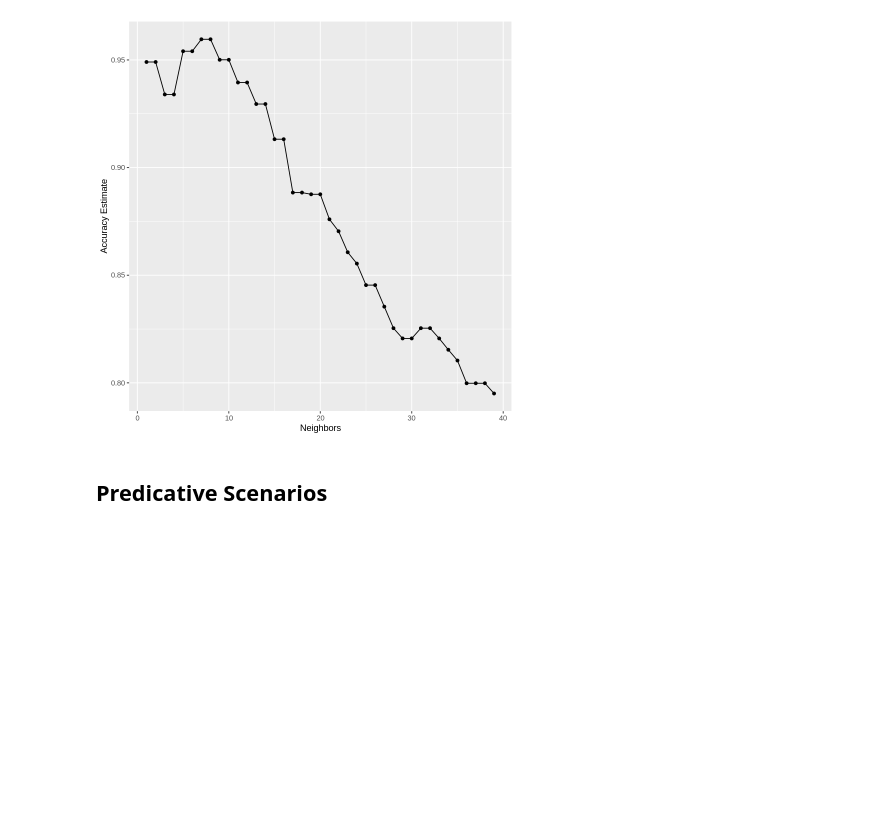
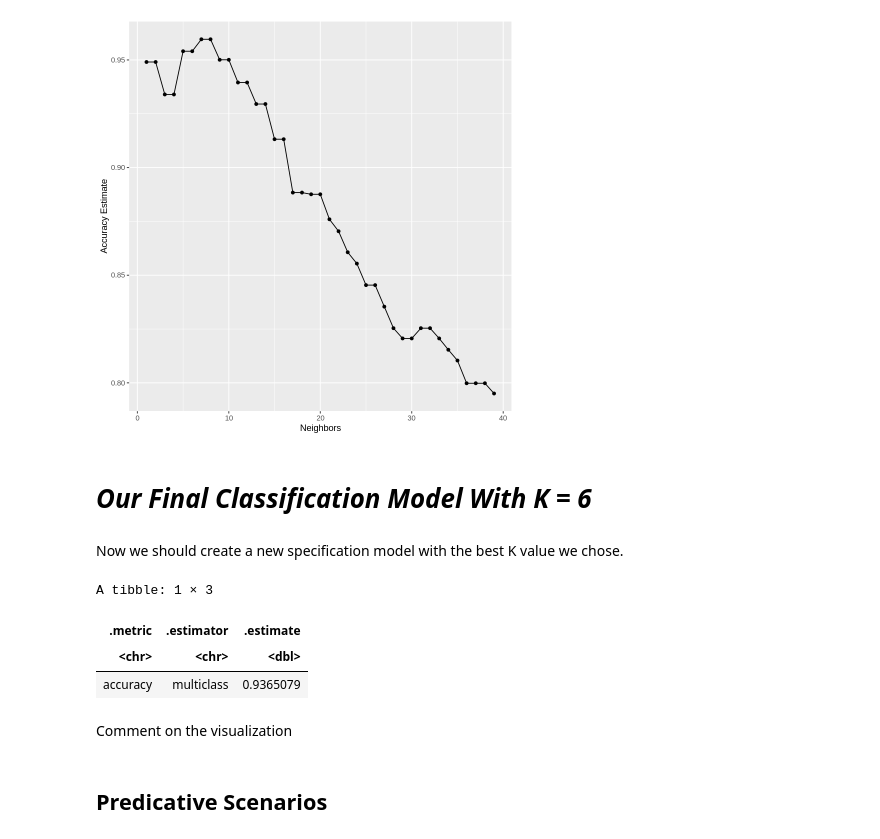
Before and after one commit to cinadia/dsci-project, a Jupyter notebook: Group_Proposal.ipynb, the cells around one changed output. Cells and saved outputs as stored; diff of their text form; code cells hidden in the pictures; blank space fills up the shorter version.

Commit message:
Final model with k = 6

```diff
--- a/Group_Proposal.ipynb
+++ b/Group_Proposal.ipynb
@@ -287,3 +287,33 @@ accuracy_vs_k <- ggplot(accuracies, aes(x = neighbors, y = mean)) +
 accuracy_vs_k
 # %% [output]
 [figure]
+# %% [markdown]
+# ***Our Final Classification Model With K = 6***
+# %% [markdown]
+Now we should create a new specification model with the best K value we chose.
+# %%
+user_spec_final <- nearest_neighbor(weight_func = "rectangular", neighbors = 6) %>%
+  set_engine("kknn") %>%
+  set_mode("classification")
+# %%
+user_fit_final <- workflow() %>%
+    add_model(user_spec_final) %>%
+    add_recipe(user_recipe_final) %>%
+    fit(knowledge_train)
+# %%
+user_prediction <- user_fit_final %>%
+    predict(knowledge_test) %>%
+    bind_cols(knowledge_test)
+# %%
+user_prediction_accuracy <-  user_prediction %>%
+  metrics(truth = understanding_level, estimate = .pred_class) %>%
+  filter(.metric == "accuracy")
+
+user_prediction_accuracy
+# %% [output]
+A tibble: 1 × 3
+| .metric | .estimator | .estimate |
+| <chr> | <chr> | <dbl> |
+| accuracy | multiclass | 0.9365079 |
+# %% [markdown]
+Comment on the visualization
```
Also changed, not shown: parts of 1 cell of this notebook.
